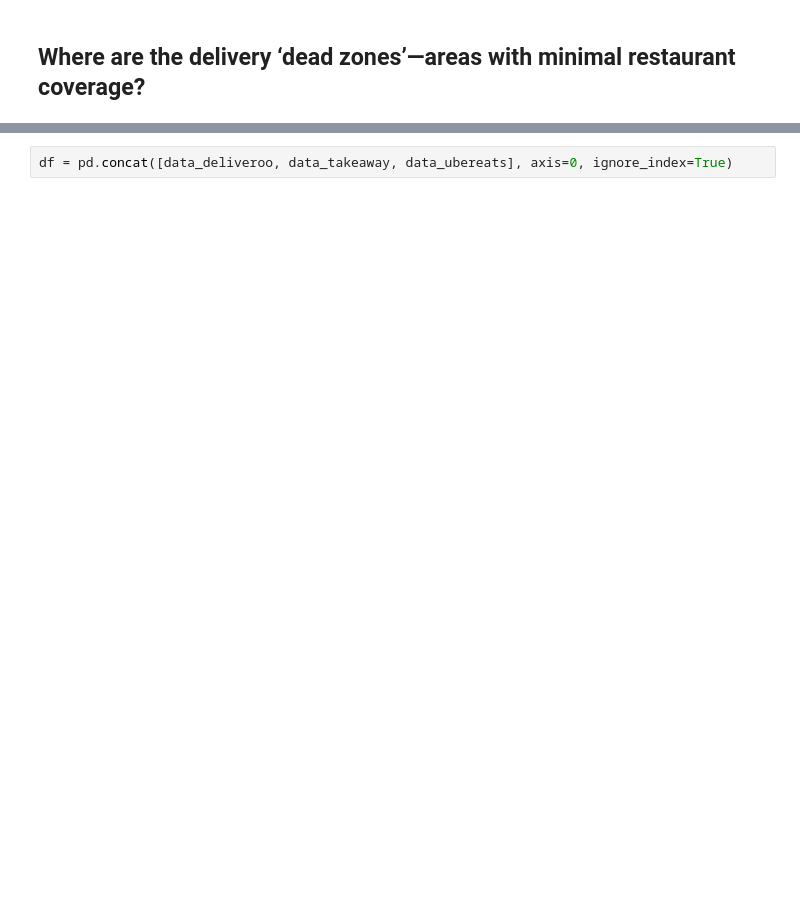
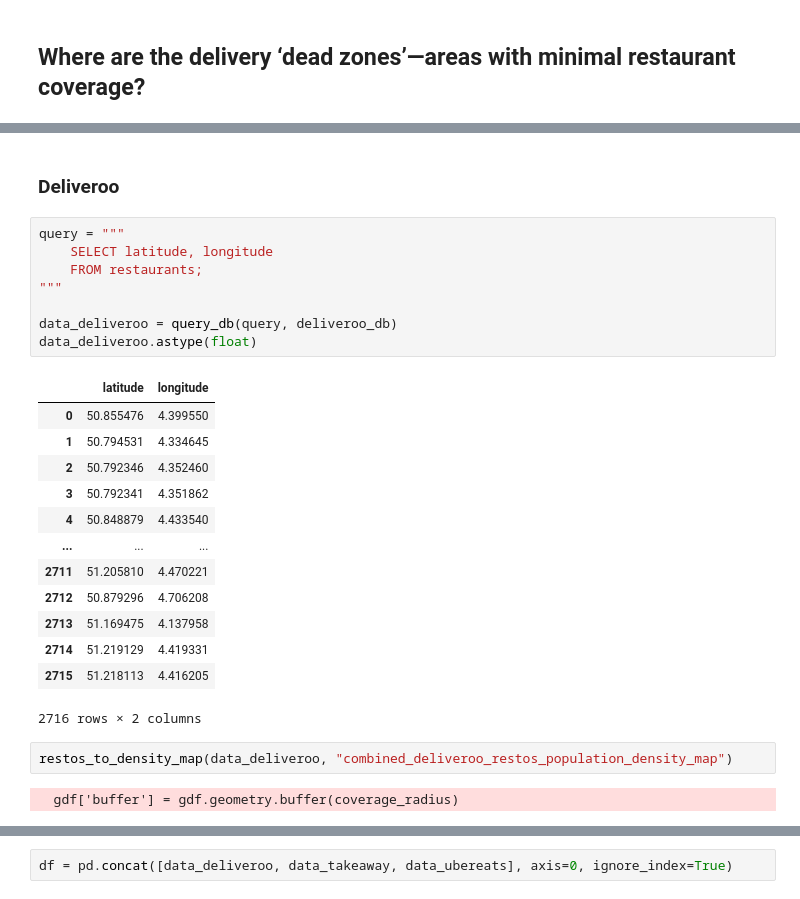
Before and after one commit to NicolaasDC/delivery_market_analysis_with_SQL, a Jupyter notebook: analysis.ipynb, the cells around one changed output, grey strips where cells are left out. Cells and saved outputs as stored; diff of their text form; blank space fills up the shorter version.

```diff
--- a/analysis.ipynb
+++ b/analysis.ipynb
@@ -112,0 +144,28 @@ data_ubereats = query_db(query3, ubereats_db)
+# %% [markdown]
+### Deliveroo
+# %%
+query = """
+    SELECT latitude, longitude
+    FROM restaurants;
+"""
+
+data_deliveroo = query_db(query, deliveroo_db)
+data_deliveroo.astype(float)
+# %% [output]
+|  | latitude | longitude |
+| 0 | 50.855476 | 4.399550 |
+| 1 | 50.794531 | 4.334645 |
+| 2 | 50.792346 | 4.352460 |
+| 3 | 50.792341 | 4.351862 |
+| 4 | 50.848879 | 4.433540 |
+| ... | ... | ... |
+| 2711 | 51.205810 | 4.470221 |
+| 2712 | 50.879296 | 4.706208 |
+| 2713 | 51.169475 | 4.137958 |
+| 2714 | 51.219129 | 4.419331 |
+| 2715 | 51.218113 | 4.416205 |
+2716 rows × 2 columns
+# %%
+restos_to_density_map(data_deliveroo, "combined_deliveroo_restos_population_density_map")
+# %% [output]
+  gdf['buffer'] = gdf.geometry.buffer(coverage_radius)
```
Also changed, not shown: parts of 22 cells of this notebook.
